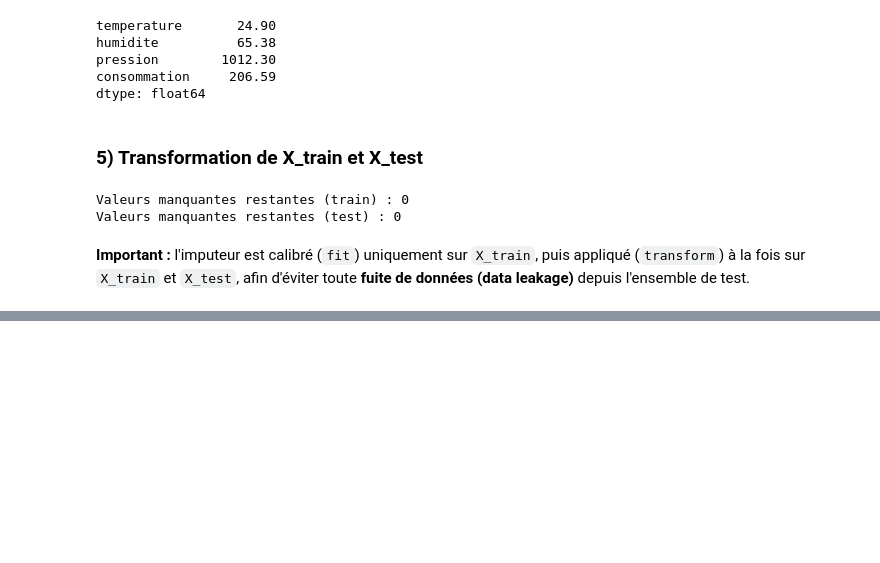
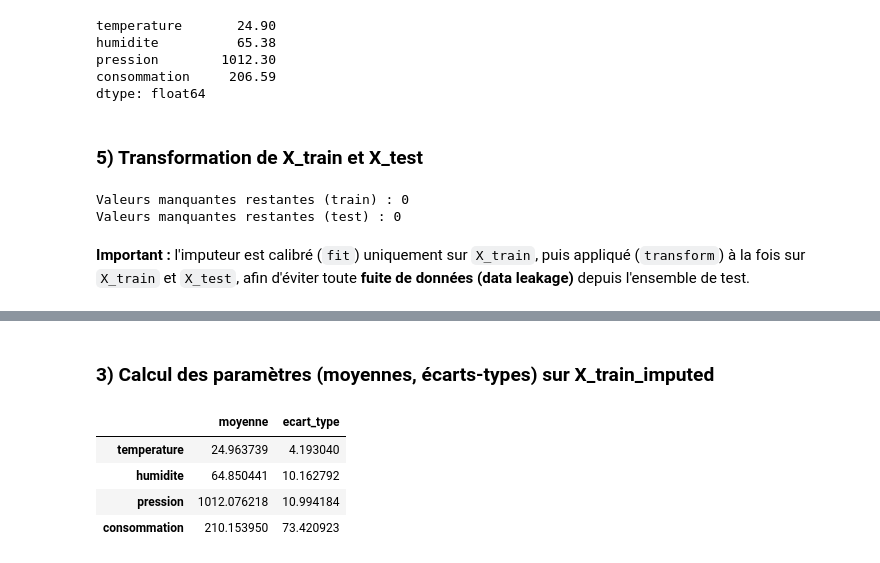
Before and after one commit to massamba0809/atelier_scikit-learn_iot, a Jupyter notebook: notebooks/atelier_ scikit-learn_iot.ipynb, the cells around one changed output, grey strips where cells are left out. Cells and saved outputs as stored; diff of their text form; code cells hidden in the pictures; blank space fills up the shorter version.

```diff
--- a/notebooks/atelier_ scikit-learn_iot.ipynb
+++ b/notebooks/atelier_ scikit-learn_iot.ipynb
@@ -255,0 +268,11 @@ Valeurs manquantes restantes (test) : 0
+# %% [markdown]
+### 3) Calcul des paramètres (moyennes, écarts-types) sur X_train_imputed
+# %%
+scaler.fit(X_train_imputed)
+pd.DataFrame({"moyenne": scaler.mean_, "ecart_type": scaler.scale_}, index=features)
+# %% [output]
+|  | moyenne | ecart_type |
+| temperature | 24.963739 | 4.193040 |
+| humidite | 64.850441 | 10.162792 |
+| pression | 1012.076218 | 10.994184 |
+| consommation | 210.153950 | 73.420923 |
```
Also changed, not shown: parts of 6 cells of this notebook.
